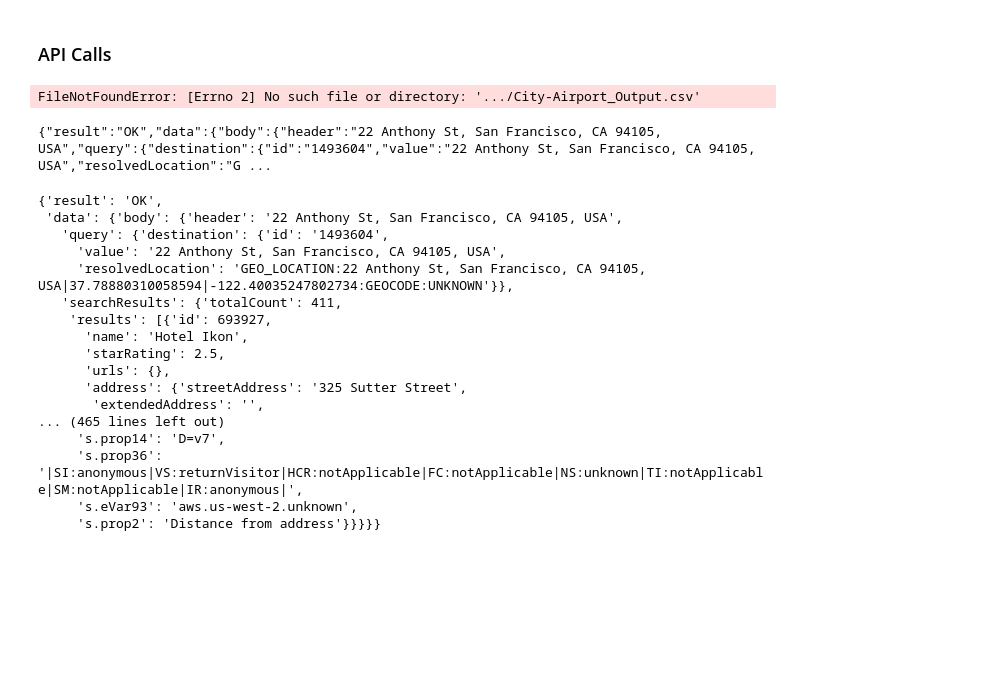
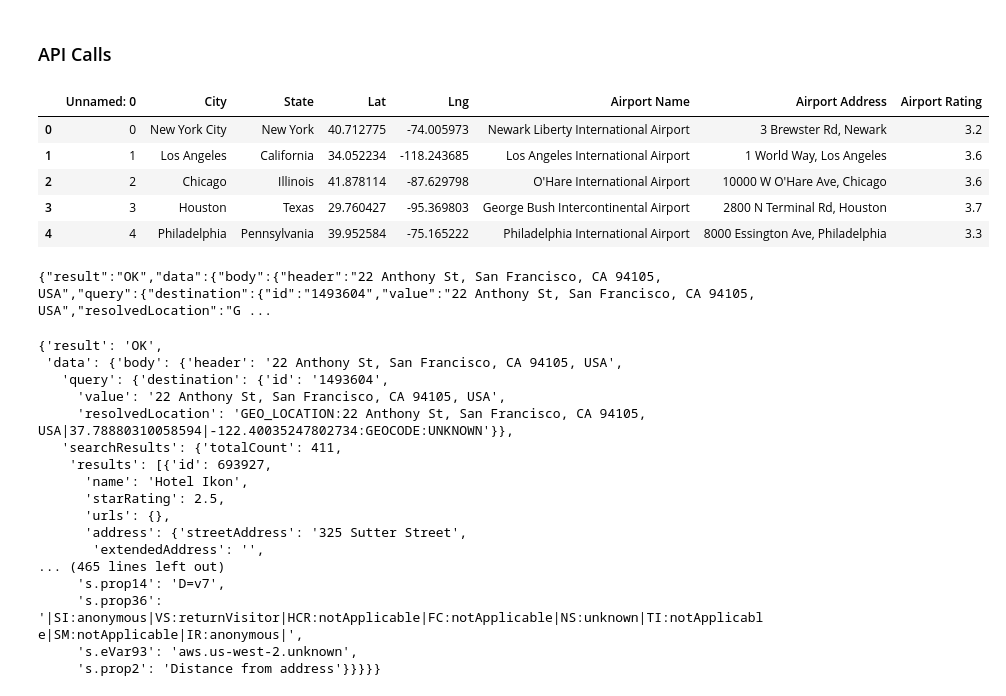
Before and after one commit to Kaylawkelly/HotelRateLocataion-Project1, a Jupyter notebook: Project 1 Travel.ipynb, the cells around one changed output. Cells and saved outputs as stored; diff of their text form; code cells hidden in the pictures; blank space fills up the shorter version.

Commit message:
Dataframe work

```diff
--- a/Project 1 Travel.ipynb
+++ b/Project 1 Travel.ipynb
@@ -27,11 +27,16 @@ output_data_file = "output_data/hotel.csv"
 #Nicole API
 # %%
 # Create aiport dataframe
-city_df = pd.read_csv('.../City-Airport_Output.csv')
+city_df = pd.read_csv('./output_data/City-Airport_Output.csv')
 city_df.dropna(inplace = True)
 city_df.head()
 # %% [output]
-FileNotFoundError: [Errno 2] No such file or directory: '.../City-Airport_Output.csv'
+|  | Unnamed: 0 | City | State | Lat | Lng | Airport Name | Airport Address | Airport Rating |
+| 0 | 0 | New York City | New York | 40.712775 | -74.005973 | Newark Liberty International Airport | 3 Brewster Rd, Newark | 3.2 |
+| 1 | 1 | Los Angeles | California | 34.052234 | -118.243685 | Los Angeles International Airport | 1 World Way, Los Angeles | 3.6 |
+| 2 | 2 | Chicago | Illinois | 41.878114 | -87.629798 | O'Hare International Airport | 10000 W O'Hare Ave, Chicago | 3.6 |
+| 3 | 3 | Houston | Texas | 29.760427 | -95.369803 | George Bush Intercontinental Airport | 2800 N Terminal Rd, Houston | 3.7 |
+| 4 | 4 | Philadelphia | Pennsylvania | 39.952584 | -75.165222 | Philadelphia International Airport | 8000 Essington Ave, Philadelphia | 3.3 |
 # %%
 #Kayla API
 
```
Also changed, not shown: parts of 2 cells of this notebook, 1 other file.
